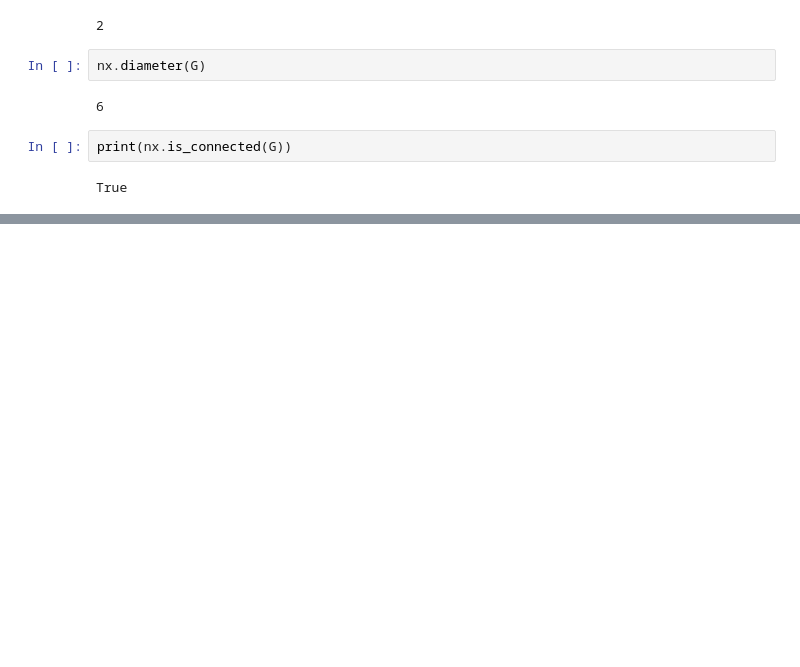
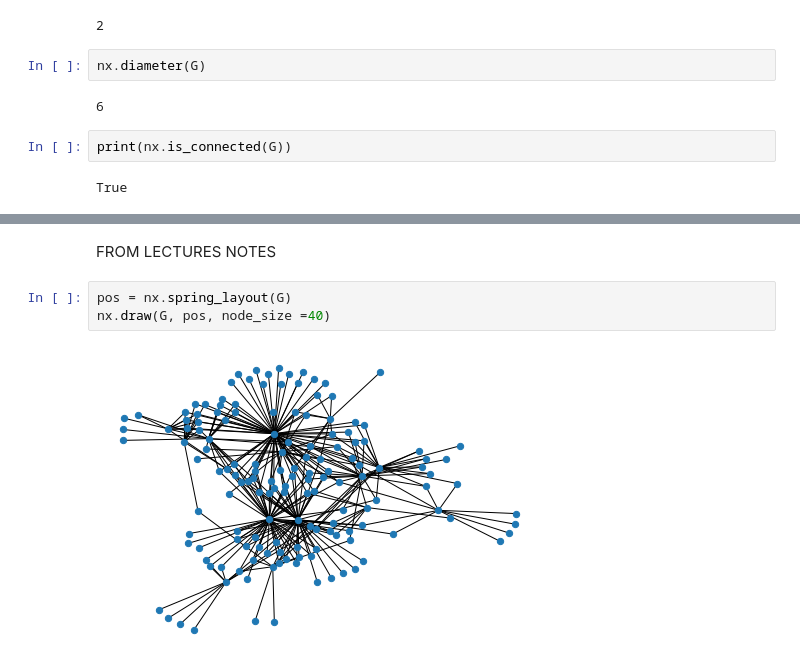
Before and after one commit to erifejams/Autonomous-Systems, a Jupyter notebook: Autonomous Systems.ipynb, the cells around one changed output, grey strips where cells are left out. Cells and saved outputs as stored; diff of their text form; blank space fills up the shorter version.

```diff
--- a/Autonomous Systems.ipynb
+++ b/Autonomous Systems.ipynb
@@ -560,0 +636,7 @@ plt.axis('off')
+# %% [markdown]
+FROM LECTURES NOTES
+# %%
+pos = nx.spring_layout(G)
+nx.draw(G, pos, node_size =40)
+# %% [output]
+[figure, added]
```
Also changed, not shown: parts of 18 cells of this notebook, 1 other file.
